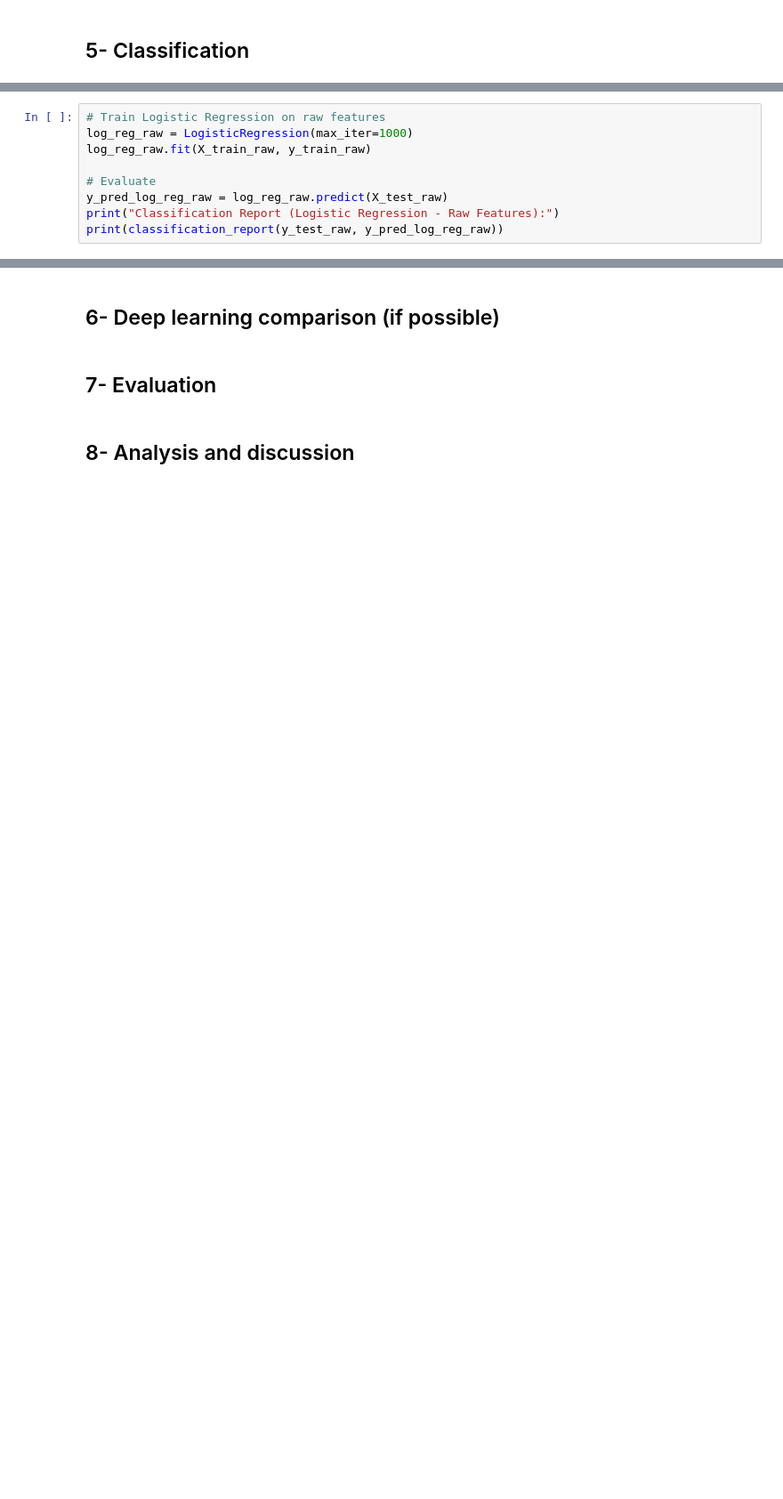
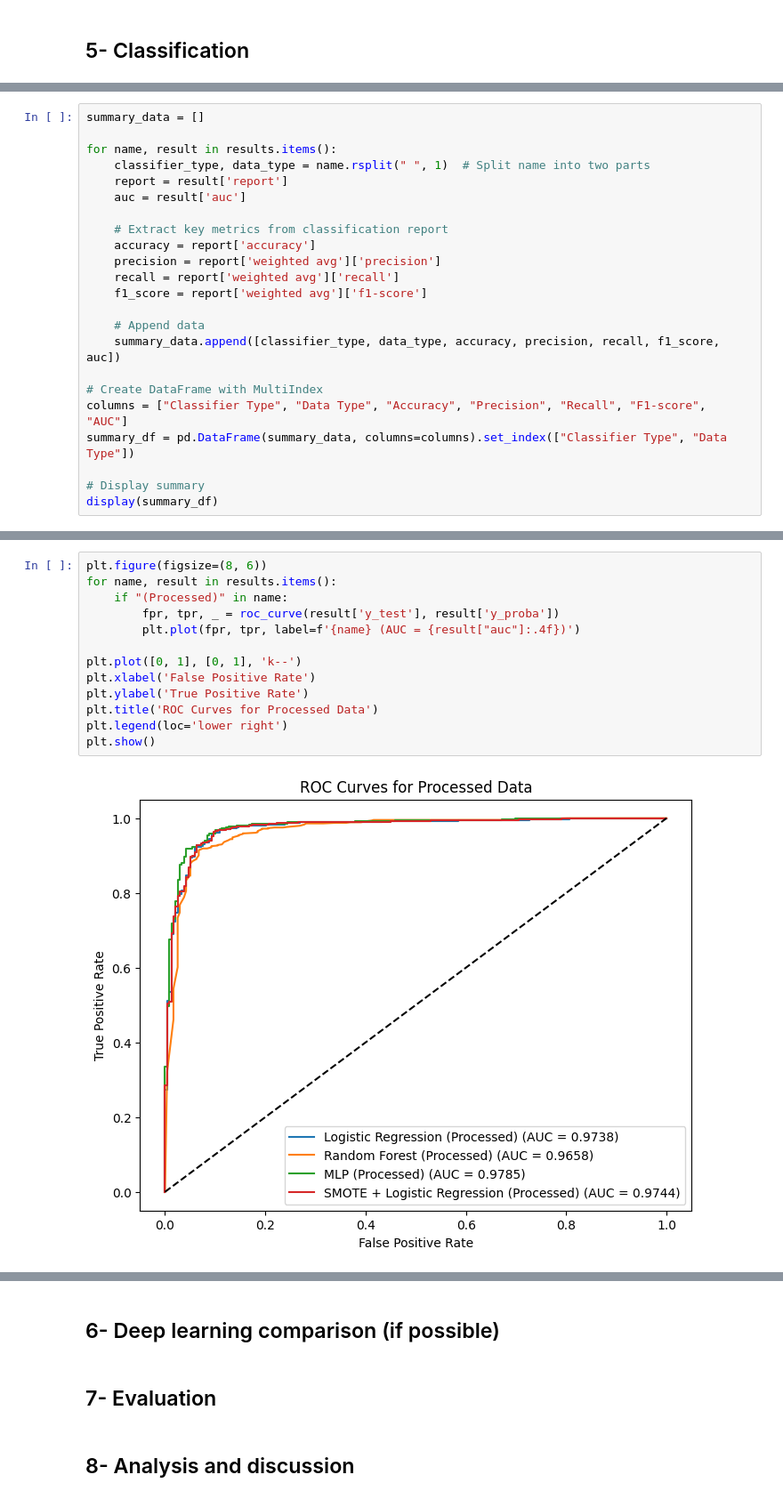
Before and after one commit to Hayder-Aleissa/RD_detection, a Jupyter notebook: RD_detection.ipynb, the cells around one changed output, grey strips where cells are left out. Shown: that part at 89% size. Saved outputs shown, nothing was run; the diff lists cells and outputs as text; blank space fills up the shorter version.

Commit message:
performed feature extraction and classification and displayed the results

```diff
--- a/RD_detection.ipynb
+++ b/RD_detection.ipynb
@@ -266,9 +436,0 @@ print(classification_report(y_test, y_pred_log_reg))
-# %%
-# Train Logistic Regression on raw features
-log_reg_raw = LogisticRegression(max_iter=1000)
-log_reg_raw.fit(X_train_raw, y_train_raw)
-
-# Evaluate
-y_pred_log_reg_raw = log_reg_raw.predict(X_test_raw)
-print("Classification Report (Logistic Regression - Raw Features):")
-print(classification_report(y_test_raw, y_pred_log_reg_raw))
@@ -274,0 +552,23 @@ print(classification_report(y_test_raw, y_pred_log_reg_raw))
+# %%
+summary_data = []
+
+for name, result in results.items():
+    classifier_type, data_type = name.rsplit(" ", 1)  # Split name into two parts
+    report = result['report']
+    auc = result['auc']
+
+    # Extract key metrics from classification report
+    accuracy = report['accuracy']
+    precision = report['weighted avg']['precision']
+    recall = report['weighted avg']['recall']
+    f1_score = report['weighted avg']['f1-score']
+
+    # Append data
+    summary_data.append([classifier_type, data_type, accuracy, precision, recall, f1_score, auc])
+
+# Create DataFrame with MultiIndex
+columns = ["Classifier Type", "Data Type", "Accuracy", "Precision", "Recall", "F1-score", "AUC"]
+summary_df = pd.DataFrame(summary_data, columns=columns).set_index(["Classifier Type", "Data Type"])
+
+# Display summary
+display(summary_df)
@@ -274,0 +586,15 @@ print(classification_report(y_test_raw, y_pred_log_reg_raw))
+# %%
+plt.figure(figsize=(8, 6))
+for name, result in results.items():
+    if "(Processed)" in name:
+        fpr, tpr, _ = roc_curve(result['y_test'], result['y_proba'])
+        plt.plot(fpr, tpr, label=f'{name} (AUC = {result["auc"]:.4f})')
+
+plt.plot([0, 1], [0, 1], 'k--')
+plt.xlabel('False Positive Rate')
+plt.ylabel('True Positive Rate')
+plt.title('ROC Curves for Processed Data')
+plt.legend(loc='lower right')
+plt.show()
+# %% [output]
+[figure, added]
```
Also changed, not shown: parts of 44 cells of this notebook.
